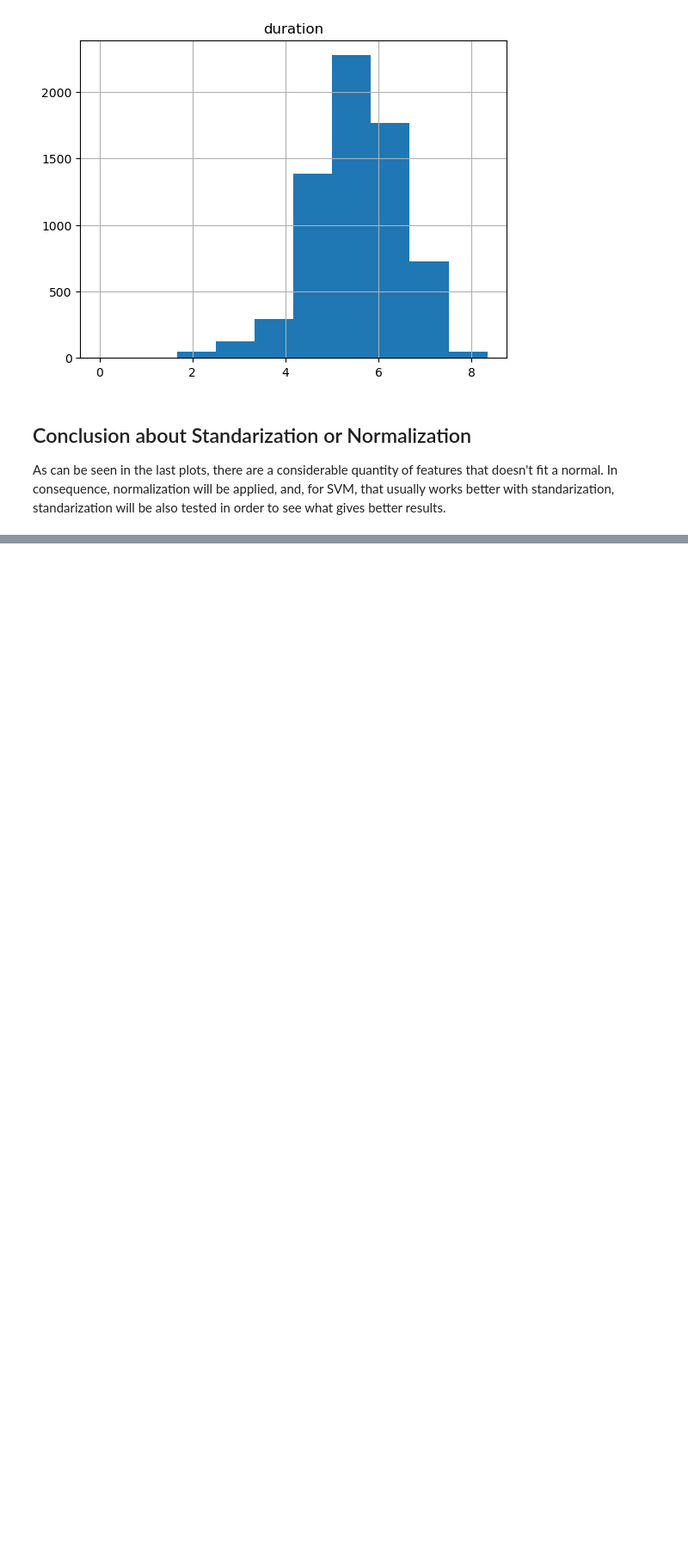
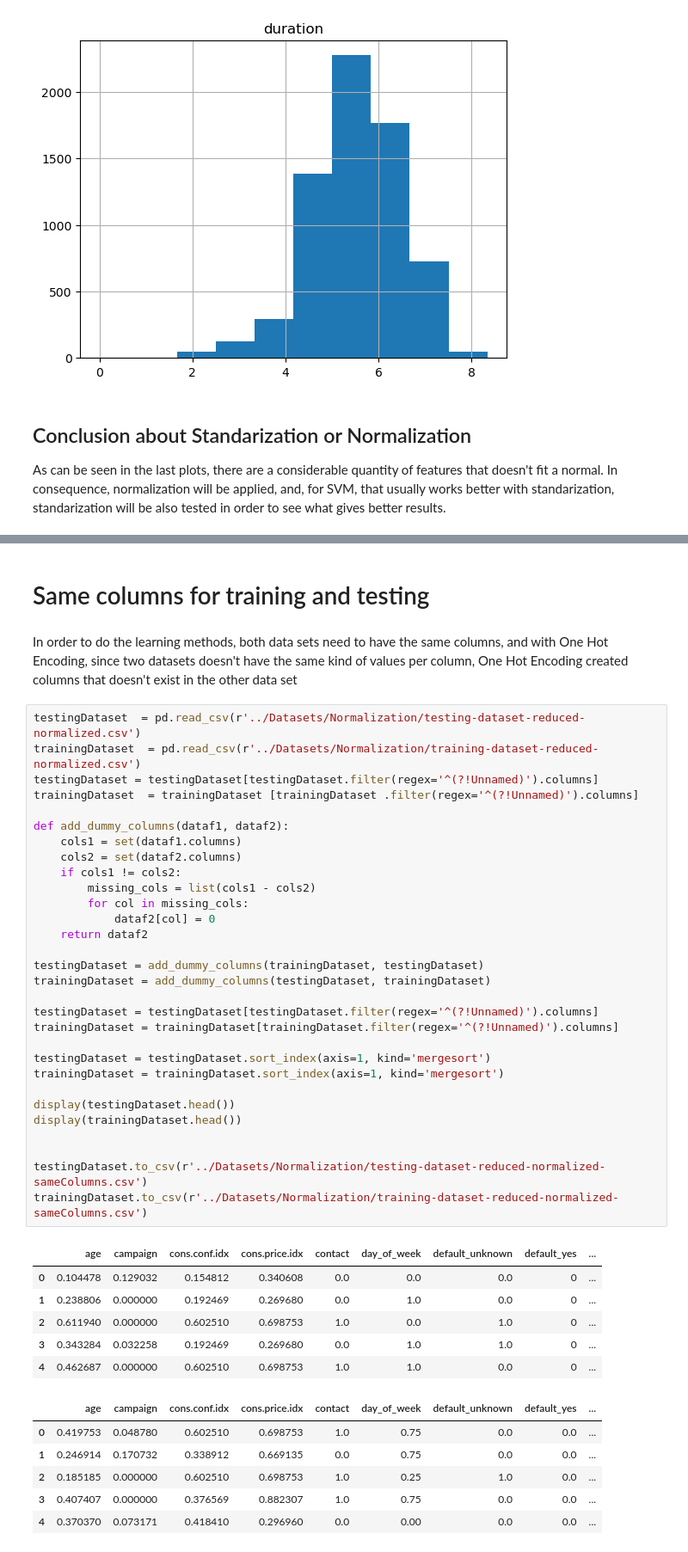
Before and after one commit to latorware/PortugalBankMarketingCampaign-MD, a Jupyter notebook: Scripts/ChangeValues.ipynb, the cells around one changed output, grey strips where cells are left out. Shown at 86% size. Saved outputs shown, nothing was run; the diff lists cells and outputs as text; blank space fills up the shorter version.

Commit message:
Barreja les columnes de training i testing i comenca el decision tree

```diff
--- a/Scripts/ChangeValues.ipynb
+++ b/Scripts/ChangeValues.ipynb
@@ -185,3 +184,50 @@ df2.to_csv(r'../Datasets/Normalization/training-dataset-reduced.csv')
 | 2 | 1.0 | 0.0 | 1.0 | 0.222222 | 0.25 | 0.680023 | 0.000000 | 1.0 | 0.0 | 0.937500 | ... |
 | 3 | 1.0 | 0.0 | 1.0 | 0.333333 | 0.75 | 0.535298 | 0.000000 | 1.0 | 0.0 | 1.000000 | ... |
 | 4 | 1.0 | 0.0 | 0.0 | 0.333333 | 0.00 | 0.658909 | 0.073171 | 1.0 | 0.0 | 0.104167 | ... |
+# %% [markdown]
+# Same columns for training and testing
+# %% [markdown]
+In order to do the learning methods, both data sets need to have the same columns, and with One Hot Encoding, since two datasets doesn't have the same kind of values per column, One Hot Encoding created columns that doesn't exist in the other data set
+# %%
+testingDataset  = pd.read_csv(r'../Datasets/Normalization/testing-dataset-reduced-normalized.csv')
+trainingDataset  = pd.read_csv(r'../Datasets/Normalization/training-dataset-reduced-normalized.csv')
+testingDataset = testingDataset[testingDataset.filter(regex='^(?!Unnamed)').columns]
+trainingDataset  = trainingDataset [trainingDataset .filter(regex='^(?!Unnamed)').columns]
+
+def add_dummy_columns(dataf1, dataf2):
+    cols1 = set(dataf1.columns)
+    cols2 = set(dataf2.columns)
+    if cols1 != cols2:
+        missing_cols = list(cols1 - cols2)
+        for col in missing_cols:
+            dataf2[col] = 0
+    return dataf2
+
+testingDataset = add_dummy_columns(trainingDataset, testingDataset)
+trainingDataset = add_dummy_columns(testingDataset, trainingDataset)
+
+testingDataset = testingDataset[testingDataset.filter(regex='^(?!Unnamed)').columns]
+trainingDataset = trainingDataset[trainingDataset.filter(regex='^(?!Unnamed)').columns]
+
+testingDataset = testingDataset.sort_index(axis=1, kind='mergesort')
+trainingDataset = trainingDataset.sort_index(axis=1, kind='mergesort')
+
+display(testingDataset.head())
+display(trainingDataset.head())
+
+
+testingDataset.to_csv(r'../Datasets/Normalization/testing-dataset-reduced-normalized-sameColumns.csv')
+trainingDataset.to_csv(r'../Datasets/Normalization/training-dataset-reduced-normalized-sameColumns.csv')
+# %% [output]
+|  | age | campaign | cons.conf.idx | cons.price.idx | contact | day_of_week | default_unknown | default_yes | ... |
+| 0 | 0.104478 | 0.129032 | 0.154812 | 0.340608 | 0.0 | 0.0 | 0.0 | 0 | ... |
+| 1 | 0.238806 | 0.000000 | 0.192469 | 0.269680 | 0.0 | 1.0 | 0.0 | 0 | ... |
+| 2 | 0.611940 | 0.000000 | 0.602510 | 0.698753 | 1.0 | 0.0 | 1.0 | 0 | ... |
+| 3 | 0.343284 | 0.032258 | 0.192469 | 0.269680 | 0.0 | 1.0 | 1.0 | 0 | ... |
+| 4 | 0.462687 | 0.000000 | 0.602510 | 0.698753 | 1.0 | 1.0 | 0.0 | 0 | ... |
+|  | age | campaign | cons.conf.idx | cons.price.idx | contact | day_of_week | default_unknown | default_yes | ... |
+| 0 | 0.419753 | 0.048780 | 0.602510 | 0.698753 | 1.0 | 0.75 | 0.0 | 0.0 | ... |
+| 1 | 0.246914 | 0.170732 | 0.338912 | 0.669135 | 0.0 | 0.75 | 0.0 | 0.0 | ... |
+| 2 | 0.185185 | 0.000000 | 0.602510 | 0.698753 | 1.0 | 0.25 | 1.0 | 0.0 | ... |
+| 3 | 0.407407 | 0.000000 | 0.376569 | 0.882307 | 1.0 | 0.75 | 0.0 | 0.0 | ... |
+| 4 | 0.370370 | 0.073171 | 0.418410 | 0.296960 | 0.0 | 0.00 | 0.0 | 0.0 | ... |
```
Also changed, not shown: parts of 2 cells of this notebook, 8 other files.
